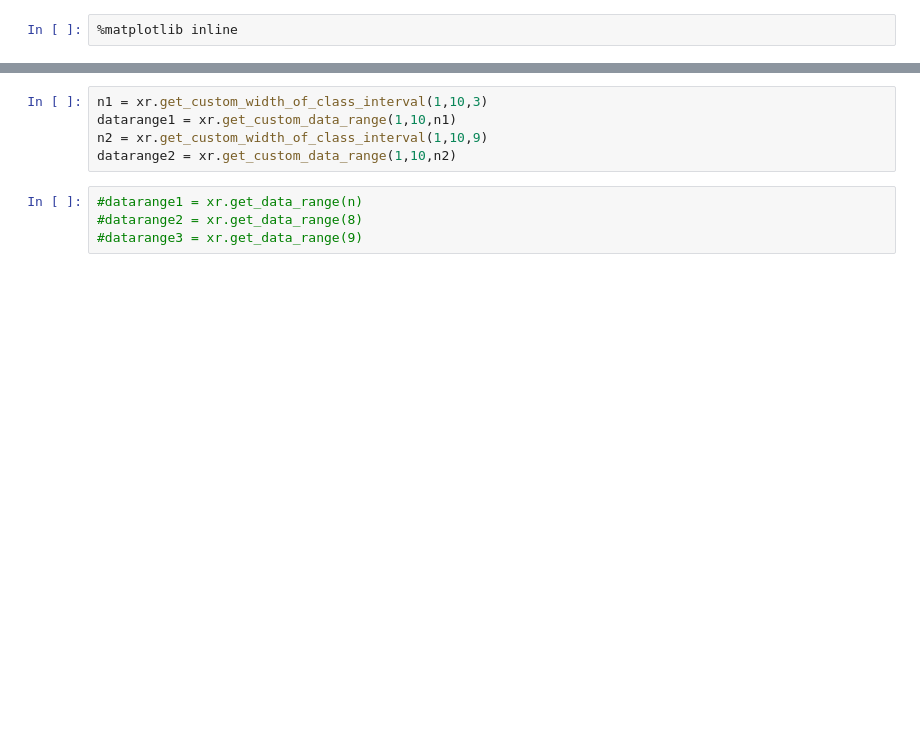
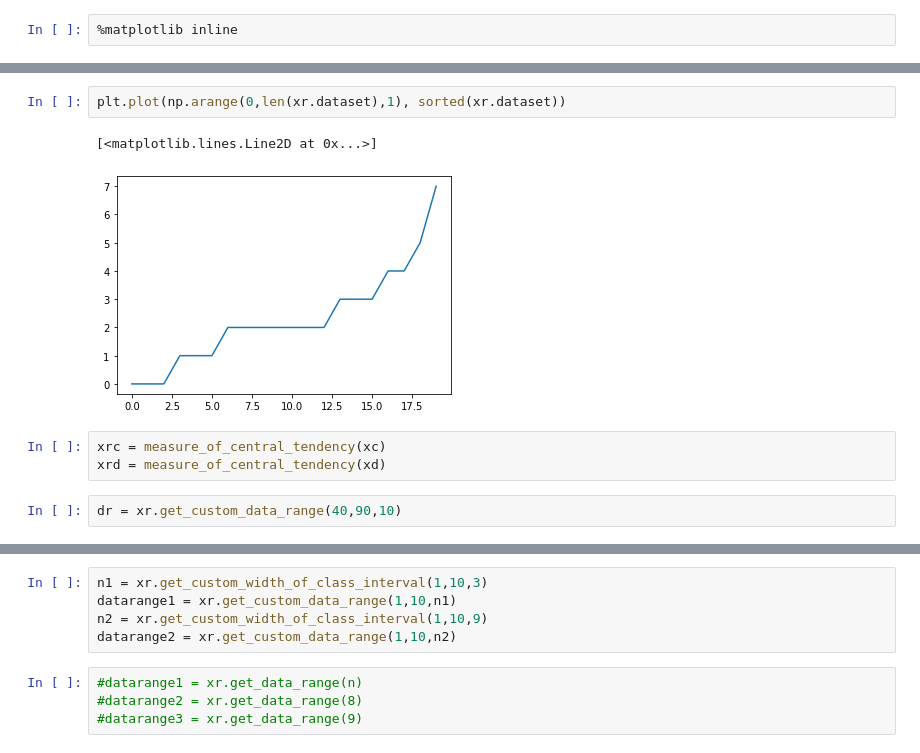
Before and after one commit to amitsanger3/frequency_distribution, a Jupyter notebook: Untitled.ipynb, the cells around one changed output, grey strips where cells are left out. Saved outputs shown, nothing was run; the diff lists cells and outputs as text; blank space fills up the shorter version.

```diff
--- a/Untitled.ipynb
+++ b/Untitled.ipynb
@@ -175,0 +445,10 @@ xr = relative_frequency(x)
+# %%
+plt.plot(np.arange(0,len(xr.dataset),1), sorted(xr.dataset))
+# %% [output]
+[<matplotlib.lines.Line2D at 0x...>]
+[figure, added]
+# %%
+xrc = measure_of_central_tendency(xc)
+xrd = measure_of_central_tendency(xd)
+# %%
+dr = xr.get_custom_data_range(40,90,10)
```
Also changed, not shown: parts of 26 cells of this notebook, 1 other file.
